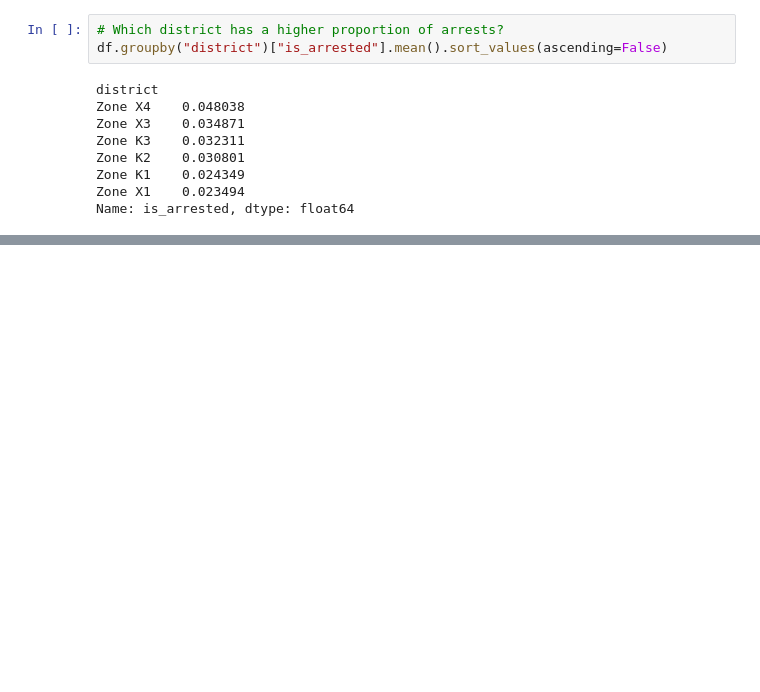
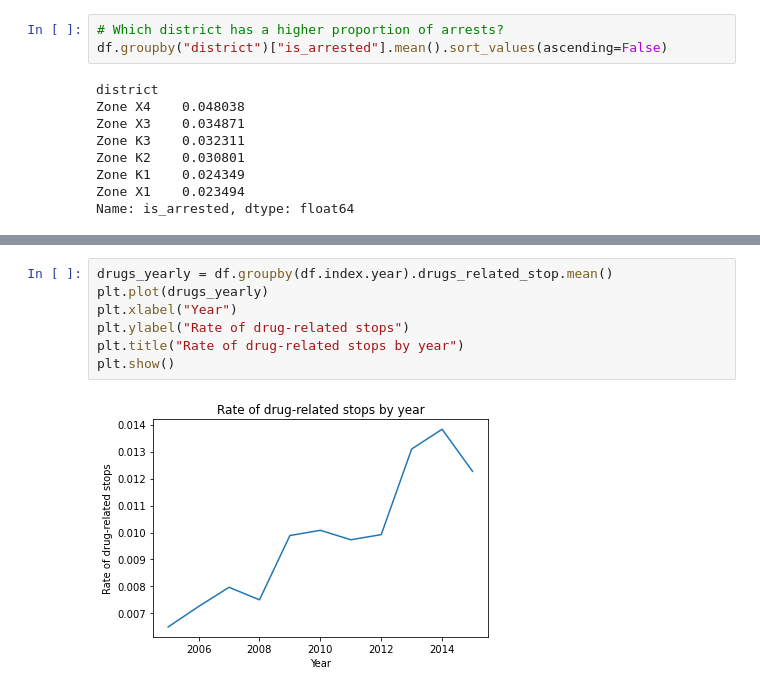
Before and after one commit to rmarinplana/personalProjects, a Jupyter notebook: EDA/police_analysis.ipynb, the cells around one changed output, grey strips where cells are left out. Cells and saved outputs as stored; diff of their text form; blank space fills up the shorter version.

```diff
--- a/EDA/police_analysis.ipynb
+++ b/EDA/police_analysis.ipynb
@@ -277,0 +300,9 @@ Name: is_arrested, dtype: float64
+# %%
+drugs_yearly = df.groupby(df.index.year).drugs_related_stop.mean()
+plt.plot(drugs_yearly)
+plt.xlabel("Year")
+plt.ylabel("Rate of drug-related stops")
+plt.title("Rate of drug-related stops by year")
+plt.show()
+# %% [output]
+[figure, added]
```
Also changed, not shown: parts of 12 cells of this notebook.
